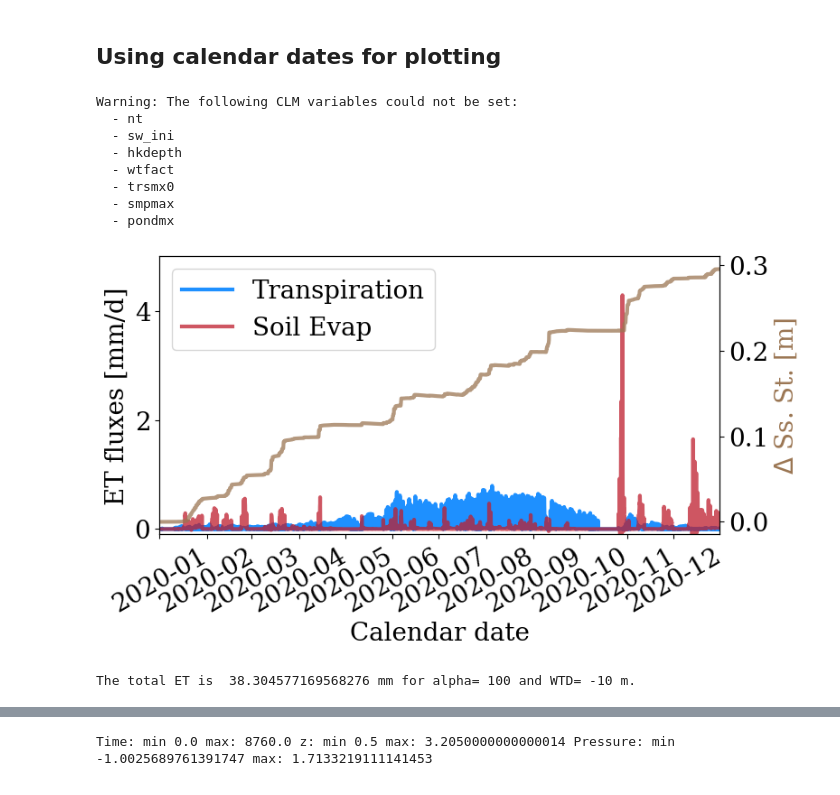
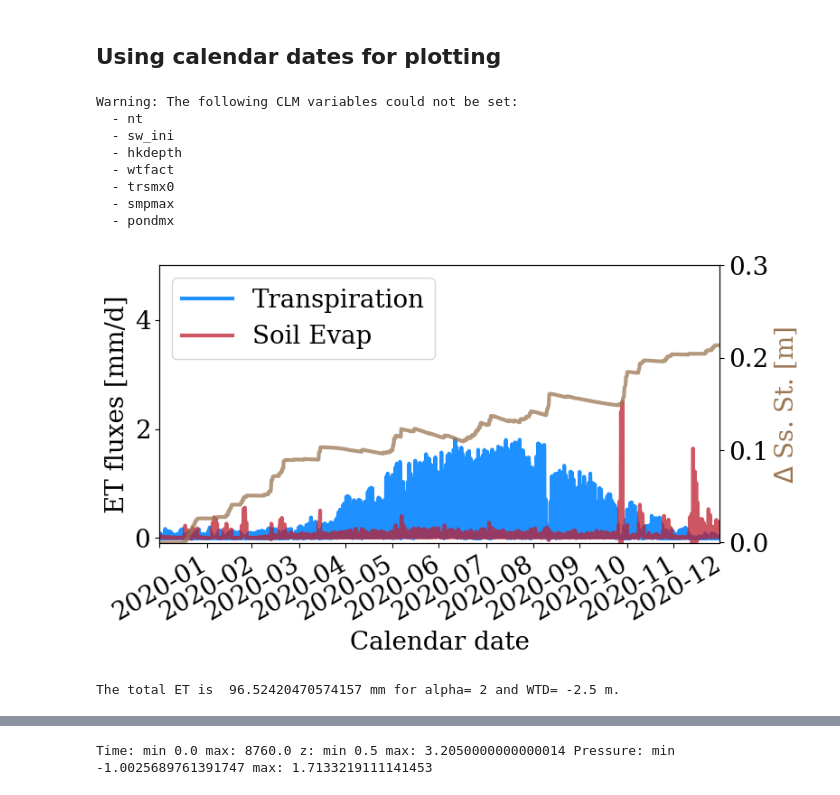
Before and after one commit to mashadab/ParFlow-project, a Jupyter notebook: pfclm_sc/PFCLM_SC_water_balance_analysis_final_single_script_NM_US-Vcm_2020-01-01_2021-01-01.ipynb, the cells around one changed output, grey strips where cells are left out. Drawn from its saved outputs; the diff is of its cells as text; code cells hidden in the pictures.

```diff
--- a/pfclm_sc/PFCLM_SC_water_balance_analysis_final_single_script_NM_US-Vcm_2020-01-01_2021-01-01.ipynb
+++ b/pfclm_sc/PFCLM_SC_water_balance_analysis_final_single_script_NM_US-Vcm_2020-01-01_2021-01-01.ipynb
@@ -29,8 +29,8 @@ cp('inputs/NM_US-Vcm_2020-01-01_2021-01-01/drv_clmin.dat', 'output_water_balance
 cp('inputs/NM_US-Vcm_2020-01-01_2021-01-01/drv_vegm.dat', 'output_water_balance/drv_vegm.dat')
 cp('inputs/NM_US-Vcm_2020-01-01_2021-01-01/drv_vegp.dat', 'output_water_balance/drv_vegp.dat')
 
-alpha_vG = 100 #Set alpha for vanGenuchten model 2 or 100
-head_table = -10 #location of water table [m]
+alpha_vG = 2 #Set alpha for vanGenuchten model 2 or 100
+head_table = -2.5 #location of water table [m]
 DTWT = 'movng'  #depth to water table: fixed or movng
 simulation_type = 'same_head' #'same_head'  #Simulations type: same_head vs same_saturation vs vegpvegm
 
@@ -863,39 +863,39 @@ def surface_subsurface_storage_combined(alpha_vG,dir_name):
         #print(subsurface_storage[i, ...])
         #print(i,np.sum(porosity*saturation*dx*dy*dz[0]*(1+specific_storage)))
 
     # Plot the transpiration and soil evaporation for our PFCLM run
     fig,ax = plt.subplots(figsize=(8,4) , dpi=100)
     plt.plot(t_time_datetime[:-1],clm_output['T [mm/s]']*(3600*24), label='Transpiration', color=blue,linewidth=3)
     plt.plot(t_time_datetime[:-1],clm_output['Ebs [mm/s]']*(3600*24), label='Soil Evap', color=red,linewidth=3,alpha=0.75)
     plt.xlabel('Calendar date')
     plt.ylabel('ET fluxes [mm/d]')  ## note that we converted the fluxes to mm/d
     plt.legend(loc='upper left')
     plt.xticks(rotation = 30)
     plt.ylim([-0.1,5])
     ax.twinx()
-    #plt.ylim([-0.001,0.05])
+    plt.ylim([-0.001,0.3])
     plt.xlim([t_time_datetime[0],t_time_datetime[-1]])
     plt.ylabel('$\Delta $ Ss. St. [m]',color = brown)
     #plt.xticks(chosen_date_ticks,rotation = 30)
     plt.xticks(rotation = 30)
     plt.plot(t_time_datetime,subsurface_storage[:-1]-subsurface_storage[0], linewidth=3, color = brown,label='\Delta$ Ss. St. [m]',alpha=0.75)
     plt.savefig(f'PFCLM_NM_surface_subsurface_storage_alphavG{alpha_vG}_head{head_table}m_new.pdf',bbox_inches='tight', dpi = 600)
 
 surface_subsurface_storage_combined(alpha_vG,base)
 # %% [output]
 Warning: The following CLM variables could not be set:
   - nt
   - sw_ini
   - hkdepth
   - wtfact
   - trsmx0
   - smpmax
   - pondmx
-[figure, old version]
+[figure, new version]
 # %%
 print("The total ET is ",np.sum(clm_output['T [mm/s]']*3600)+ np.sum(clm_output['Ebs [mm/s]']*3600),"mm for alpha=",alpha_vG,"and WTD=",head_table, "m.")
 # %% [output]
-The total ET is  38.304577169568276 mm for alpha= 100 and WTD= -10 m.
+The total ET is  96.52420470574157 mm for alpha= 2 and WTD= -2.5 m.
 # %%
 base = f'{path}/{run_name}'
 print(base)
```
Also changed, not shown: parts of 6 cells of this notebook, 4 other files.
